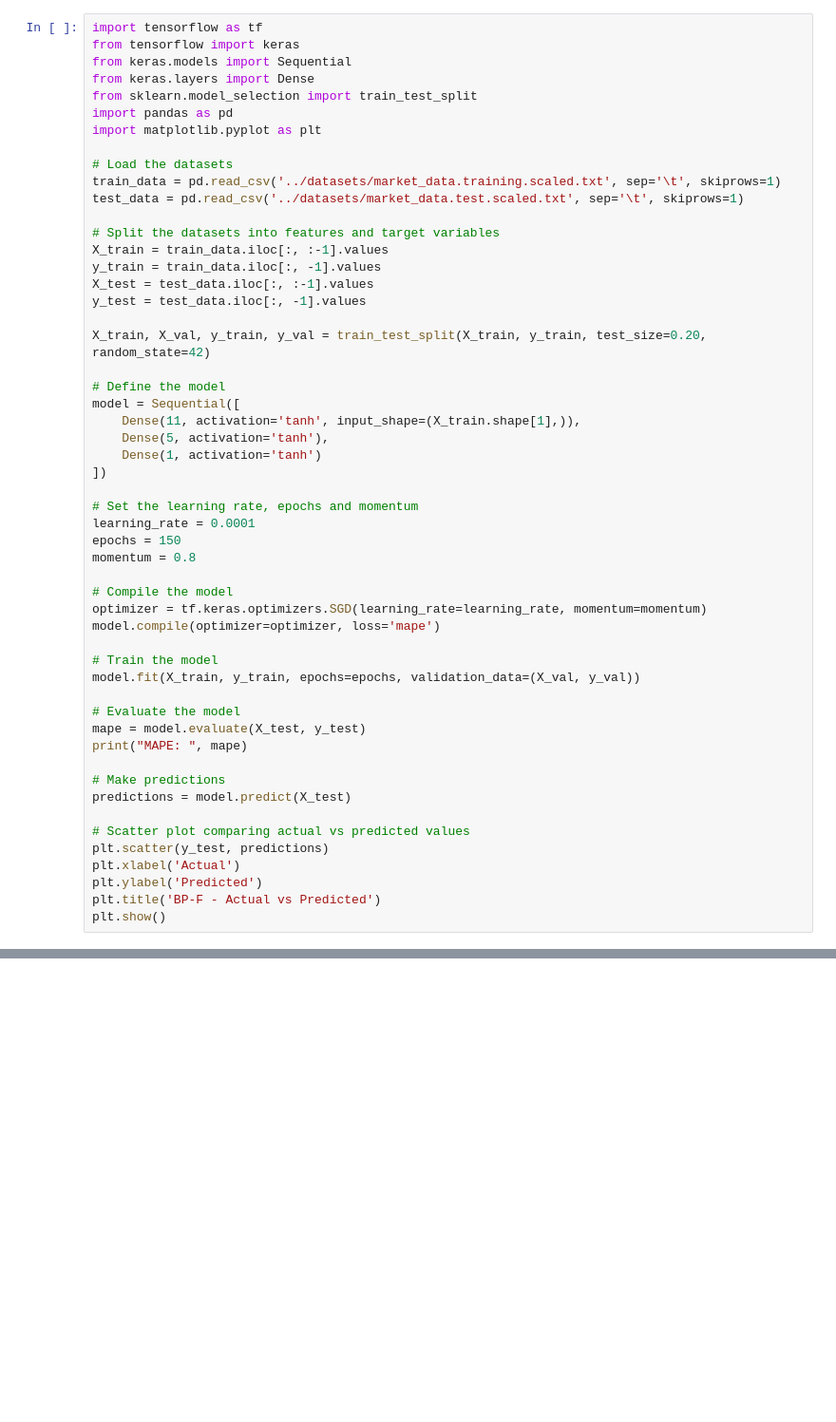
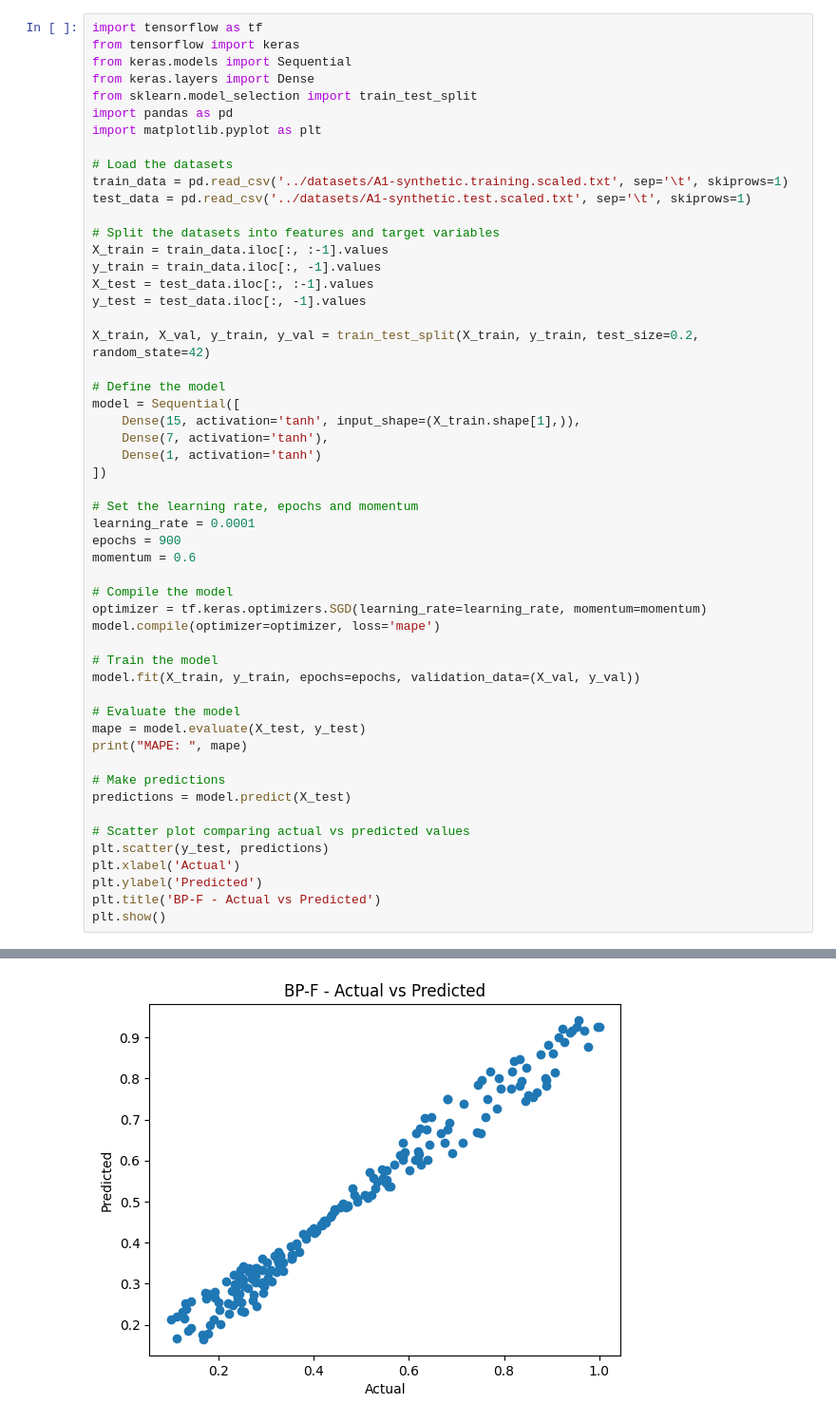
Before and after one commit to scondeurv/NEC2324, a Jupyter notebook: BP-F/nn.ipynb, the cells around one changed output, grey strips where cells are left out. Shown: that part at 95% size. Cells and saved outputs as stored; diff of their text form; blank space fills up the shorter version.

```diff
--- a/BP-F/nn.ipynb
+++ b/BP-F/nn.ipynb
@@ -8,8 +8,8 @@ import pandas as pd
 import matplotlib.pyplot as plt
 
 # Load the datasets
-train_data = pd.read_csv('../datasets/market_data.training.scaled.txt', sep='\t', skiprows=1)
-test_data = pd.read_csv('../datasets/market_data.test.scaled.txt', sep='\t', skiprows=1)
+train_data = pd.read_csv('../datasets/A1-synthetic.training.scaled.txt', sep='\t', skiprows=1)
+test_data = pd.read_csv('../datasets/A1-synthetic.test.scaled.txt', sep='\t', skiprows=1)
 
 # Split the datasets into features and target variables
 X_train = train_data.iloc[:, :-1].values
@@ -17,19 +17,19 @@ y_train = train_data.iloc[:, -1].values
 X_test = test_data.iloc[:, :-1].values
 y_test = test_data.iloc[:, -1].values
 
-X_train, X_val, y_train, y_val = train_test_split(X_train, y_train, test_size=0.20, random_state=42)
+X_train, X_val, y_train, y_val = train_test_split(X_train, y_train, test_size=0.2, random_state=42)
 
 # Define the model
 model = Sequential([
-    Dense(11, activation='tanh', input_shape=(X_train.shape[1],)),
-    Dense(5, activation='tanh'),
+    Dense(15, activation='tanh', input_shape=(X_train.shape[1],)),
+    Dense(7, activation='tanh'),
     Dense(1, activation='tanh')
 ])
 
 # Set the learning rate, epochs and momentum
 learning_rate = 0.0001
-epochs = 150
-momentum = 0.8
+epochs = 900
+momentum = 0.6
 
 # Compile the model
 optimizer = tf.keras.optimizers.SGD(learning_rate=learning_rate, momentum=momentum)
@@ -71,0 +72 @@ Epoch 69/150
+[figure, added]
```
Also changed, not shown: parts of 1 cell of this notebook, 1 other file.
